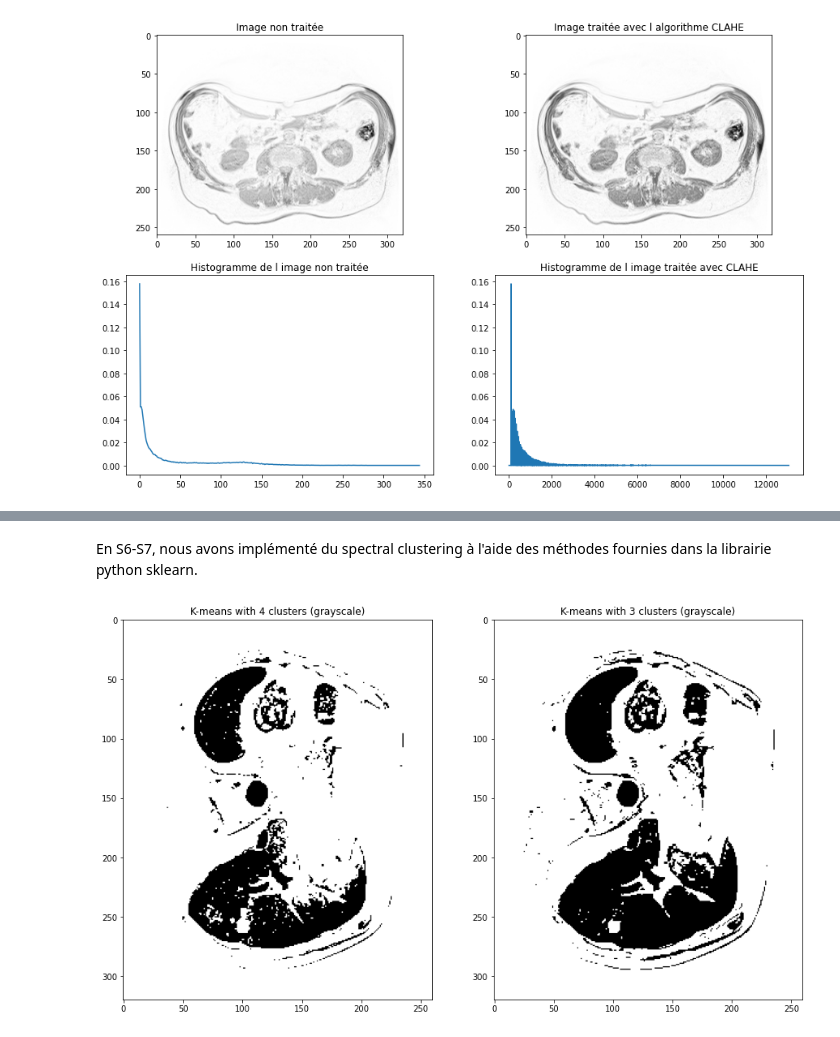
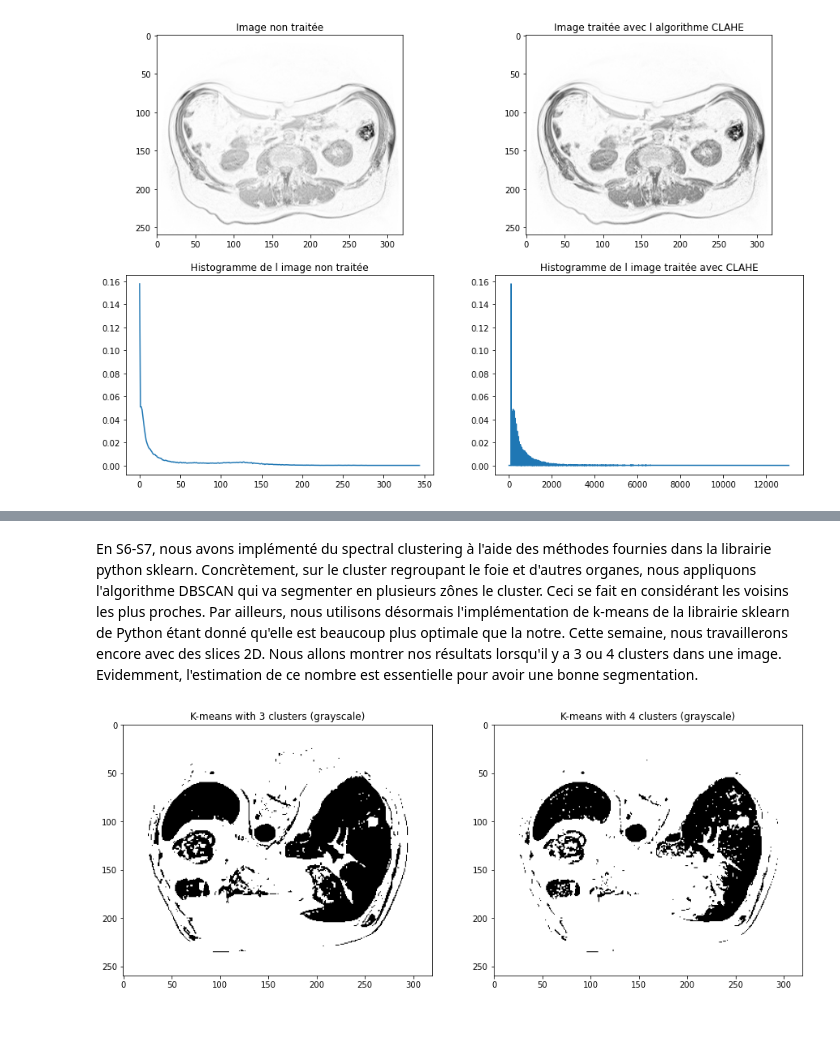
Before and after one commit to defrenned3238/WSBIM2243, a Jupyter notebook: WSBIM2243.ipynb, the cells around one changed output, grey strips where cells are left out. Drawn from its saved outputs; the diff is of its cells as text; code cells hidden in the pictures.

```diff
--- a/WSBIM2243.ipynb
+++ b/WSBIM2243.ipynb
@@ -349,32 +323,30 @@ Text(0.5, 1.0, 'Our k-means with 50 clusters (x, y, grayscale)')
-# %% [markdown]
-En S6-S7, nous avons implémenté du spectral clustering à l'aide des méthodes fournies dans la librairie python sklearn.
+# %% [markdown]
+En S6-S7, nous avons implémenté du spectral clustering à l'aide des méthodes fournies dans la librairie python sklearn. Concrètement, sur le cluster regroupant le foie et d'autres organes, nous appliquons l'algorithme DBSCAN qui va segmenter en plusieurs zônes le cluster. Ceci se fait en considérant les voisins les plus proches. Par ailleurs, nous utilisons désormais l'implémentation de k-means de la librairie sklearn de Python étant donné qu'elle est beaucoup plus optimale que la notre. Cette semaine, nous travaillerons encore avec des slices 2D. Nous allons montrer nos résultats lorsqu'il y a 3 ou 4 clusters dans une image. Evidemment, l'estimation de ce nombre est essentielle pour avoir une bonne segmentation.
 # %%
-x = newData#data par slice
-newData2 = NewListing2D(data, 42)
-kmeans1 = KMeans(n_clusters=4).fit(x)
-kmeans2 = KMeans(n_clusters=3).fit(x)
+#Segmentation d'une slice en 3 ou 4 clusters
+#Utilisation de l'algorithme k-means provenant de la librairie sklearn de Python
+kmeans1 = KMeans(n_clusters=3).fit(x)
+kmeans2 = KMeans(n_clusters=4).fit(x)
 y_kmeans = kmeans1.predict(x)
 y_kmeans2 = kmeans2.predict(x)
 good_kernel = y_kmeans[100*300+ 250] # TO BE ADAPTED MAYBE
 good_kernel2 = y_kmeans2[100*300+ 250] # TO BE ADAPTED MAYBE
 y_bw = (y_kmeans == good_kernel)
 y_bw2 = (y_kmeans2 == good_kernel2)
 imageOut2 = np.zeros((data.shape[0], data.shape[1]))
 imageOut22 = np.zeros((data.shape[0], data.shape[1]))
 for i in range(data.shape[0]):
     for j in range(data.shape[1]):
         imageOut2[i, j] = y_bw[j + data.shape[1]*i]
         imageOut22[i, j] = y_bw2[j + data.shape[1]*i]
 
 plt.figure(figsize=(15,10))
 plt.subplot(1, 2, 1)
-plt.imshow(imageOut2, cmap='Greys')
+plt.imshow(imageOut2.T, cmap='Greys')
+plt.title("K-means with 3 clusters (grayscale)")
+plt.subplot(1, 2, 2)
+plt.imshow(imageOut22.T, cmap='Greys')
 plt.title("K-means with 4 clusters (grayscale)")
-plt.subplot(1, 2, 2)
-plt.imshow(imageOut22, cmap='Greys')
-plt.title("K-means with 3 clusters (grayscale)")
 plt.show()
-#plt.imshow(imageOut22 - imageOut2, cmap='Greys')
-#plt.show()
 # %% [output]
-[figure, old version]
+[figure, new version]
```
Also changed, not shown: parts of 16 cells of this notebook.
